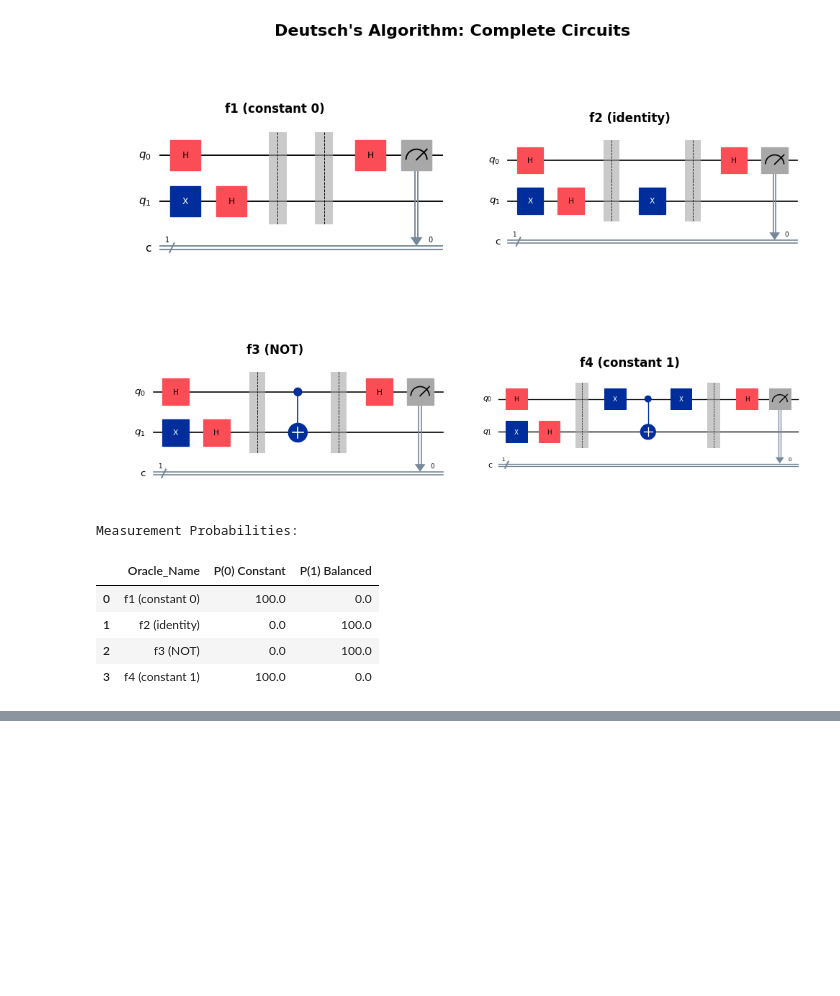
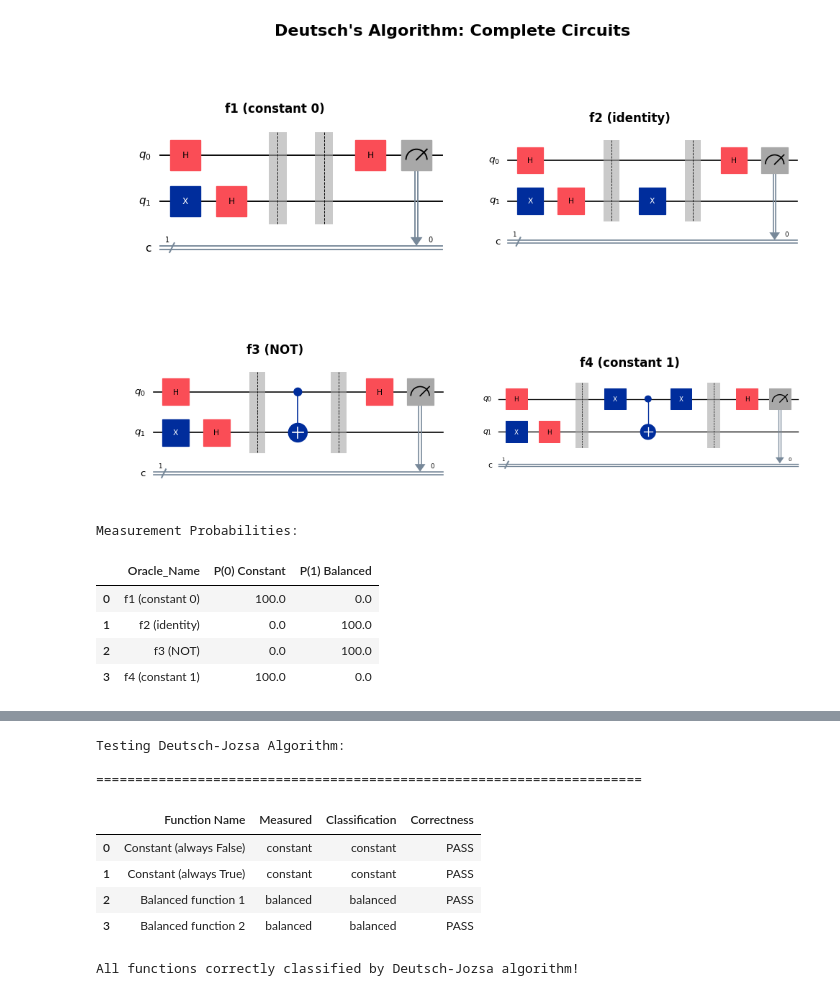
Before and after one commit to tomaspettit2506/ET-G00419414, a Jupyter notebook: problems.ipynb, the cells around one changed output, grey strips where cells are left out. Saved outputs shown, nothing was run; the diff lists cells and outputs as text; code cells hidden in the pictures; blank space fills up the shorter version.

```diff
--- a/problems.ipynb
+++ b/problems.ipynb
@@ -1149,0 +1344,59 @@ Show that the circuit correctly identifies the type of each function.
+# %%
+# Test each function with Deutsch-Jozsa
+test_functions = [
+    ("Constant (always False)", constant_false, "constant"),
+    ("Constant (always True)", constant_true, "constant"),
+    ("Balanced function 1", balanced_func_1, "balanced"),
+    ("Balanced function 2", balanced_func_2, "balanced")
+]
+
+print("Testing Deutsch-Jozsa Algorithm:\n")
+print("=" * 70)
+
+testing_dja = {
+    "Function Name": [],
+    "Measured": [],
+    "Classification": [],
+				"Correctness": []
+}
+
+for func_name, func, expected_type in test_functions:
+		# Create oracle and Deutsch-Jozsa circuit
+		oracle = create_oracle_from_function(func)
+		dj_circuit = deutsch_jozsa_algorithm(oracle)
+
+		job = simulator.run(dj_circuit, shots=1000)
+		result = job.result()
+		counts = result.get_counts()
+
+		# Determine classification based on measurement results
+		if counts.get('0000', 0) == 1000:
+			classification = "constant"
+		else:
+			classification = "balanced"
+
+		correctness = "PASS" if classification == expected_type else "FAIL"
+
+		testing_dja["Function Name"].append(func_name)
+		testing_dja["Measured"].append(classification)
+		testing_dja["Classification"].append(expected_type)
+		testing_dja["Correctness"].append(correctness)
+
+df = pd.DataFrame(testing_dja)
+df
+# %% [output]
+Testing Deutsch-Jozsa Algorithm:
+
+======================================================================
+|  | Function Name | Measured | Classification | Correctness |
+| 0 | Constant (always False) | constant | constant | PASS |
+| 1 | Constant (always True) | constant | constant | PASS |
+| 2 | Balanced function 1 | balanced | balanced | PASS |
+| 3 | Balanced function 2 | balanced | balanced | PASS |
+# %%
+if all(result == "PASS" for result in testing_dja["Correctness"]):
+				print("All functions correctly classified by Deutsch-Jozsa algorithm!")
+else:
+				print("Some functions were misclassified. Please review the results above.")
+# %% [output]
+All functions correctly classified by Deutsch-Jozsa algorithm!
```
Also changed, not shown: parts of 30 cells of this notebook.
